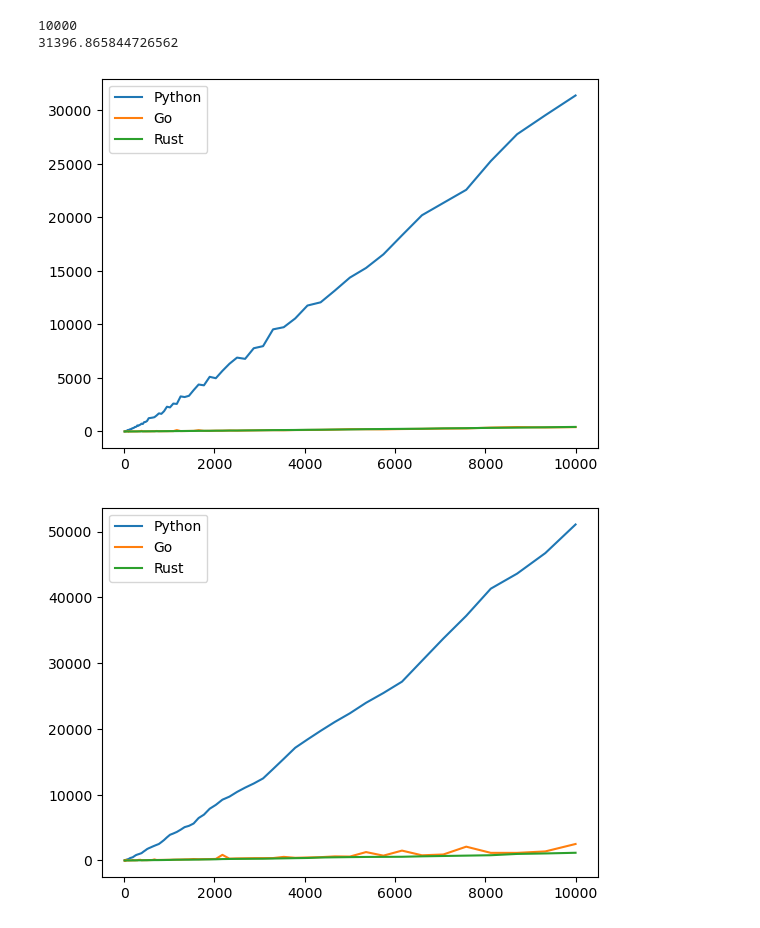
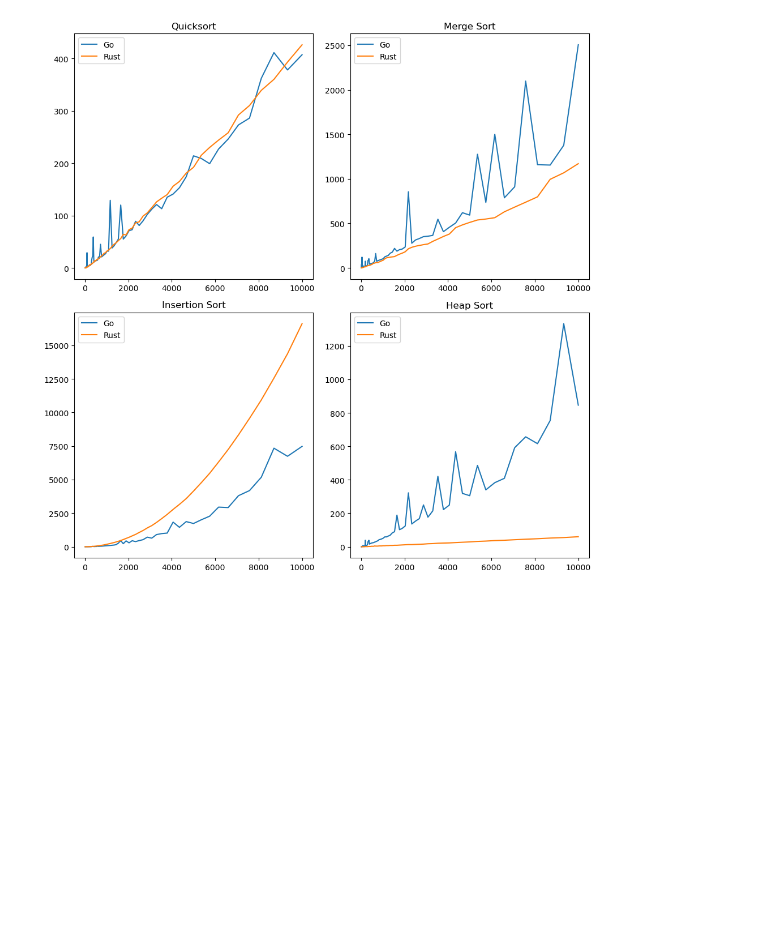
Before and after one commit to ardijanr/dat600, a Jupyter notebook: assignment1/Assignment_1_2_nopy.ipynb, the cells around one changed output. Drawn from its saved outputs; the diff is of its cells as text; code cells hidden in the pictures; blank space fills up the shorter version.

```diff
--- a/assignment1/Assignment_1_2_nopy.ipynb
+++ b/assignment1/Assignment_1_2_nopy.ipynb
@@ -5,54 +5,62 @@ import time
 # %%
 def read_runtime_file(filename):
     content = [[], []]
     with open(filename) as f:
         for line in f.readlines():
             split_line = line.split(",")
             if len(split_line) <= 1:
                 continue
             content[0].append(int(split_line[0].strip()))
             content[1].append(int(split_line[1].strip()))
     return content
 
+
+
 insertion_runtime_go = read_runtime_file("./go/runtime/insertionsort.txt")
 heapsort_runtime_go = read_runtime_file("./go/runtime/heapsort.txt")
 mergesort_runtime_go = read_runtime_file("./go/runtime/mergesort.txt")
 quicksort_runtime_go = read_runtime_file("./go/runtime/quicksort.txt")
 
 insertion_runtime_rust = read_runtime_file("./rust/runtime/insertionsort.txt")
 heapsort_runtime_rust = read_runtime_file("./rust/runtime/heapsort.txt")
 mergesort_runtime_rust = read_runtime_file("./rust/runtime/mergesort.txt")
 quicksort_runtime_rust = read_runtime_file("./rust/runtime/quicksort.txt")
 
-plt.plot(quicksort_runtime_go[0], quicksort_runtime_go[1], label="Go")
-plt.plot(quicksort_runtime_rust[0], quicksort_runtime_rust[1], label="Rust")
-plt.autoscale(enable=True, axis='y')
-plt.title("Quicksort")
-plt.legend()
+
+fig, axs = plt.subplots(2, 2, figsize=(10, 10))
+
+# Plot for Quicksort
+axs[0, 0].plot(quicksort_runtime_go[0], quicksort_runtime_go[1], label="Go")
+axs[0, 0].plot(quicksort_runtime_rust[0], quicksort_runtime_rust[1], label="Rust")
+axs[0, 0].autoscale(enable=True, axis='y')
+axs[0, 0].set_title("Quicksort")
+axs[0, 0].legend()
+
+# Plot for Merge Sort
+axs[0, 1].plot(mergesort_runtime_go[0], mergesort_runtime_go[1], label="Go")
+axs[0, 1].plot(mergesort_runtime_rust[0], mergesort_runtime_rust[1], label="Rust")
+axs[0, 1].autoscale(enable=True, axis='y')
+axs[0, 1].set_title("Merge Sort")
+axs[0, 1].legend()
+
+# Plot for Insertion Sort
+axs[1, 0].plot(insertion_runtime_go[0], insertion_runtime_go[1], label="Go")
+axs[1, 0].plot(insertion_runtime_rust[0], insertion_runtime_rust[1], label="Rust")
+axs[1, 0].autoscale(enable=True, axis='y')
+axs[1, 0].set_title("Insertion Sort")
+axs[1, 0].legend()
+
+# Plot for Heap Sort
+axs[1, 1].plot(heapsort_runtime_go[0], heapsort_runtime_go[1], label="Go")
+axs[1, 1].plot(heapsort_runtime_rust[0], heapsort_runtime_rust[1], label="Rust")
+axs[1, 1].autoscale(enable=True, axis='y')
+axs[1, 1].set_title("Heap Sort")
+axs[1, 1].legend()
+
+# Adjust the layout
+plt.tight_layout()
+
+# Show the plot
 plt.show()
-
-plt.plot(mergesort_runtime_go[0], mergesort_runtime_go[1], label="Go")
-plt.plot(mergesort_runtime_rust[0], mergesort_runtime_rust[1], label="Rust")
-plt.autoscale(enable=True, axis='y')
-plt.title("Merge Sort")
-plt.legend()
-plt.show()
-
-plt.plot(insertion_runtime_go[0], insertion_runtime_go[1], label="Go")
-plt.plot(insertion_runtime_rust[0], insertion_runtime_rust[1], label="Rust")
-plt.autoscale(enable=True, axis='y')
-plt.title("Insertion Sort")
-plt.legend()
-plt.show()
-
-plt.plot(heapsort_runtime_go[0], heapsort_runtime_go[1], label="Go")
-plt.plot(heapsort_runtime_rust[0], heapsort_runtime_rust[1], label="Rust")
-plt.autoscale(enable=True, axis='y')
-plt.title("Heap Sort")
-plt.legend()
-plt.show()
 # %% [output]
-10000
-31396.865844726562
-[figure, old version]
+[figure, new version]
-[figure, removed]
```
Also changed, not shown: parts of 1 cell of this notebook, 6 other files.
